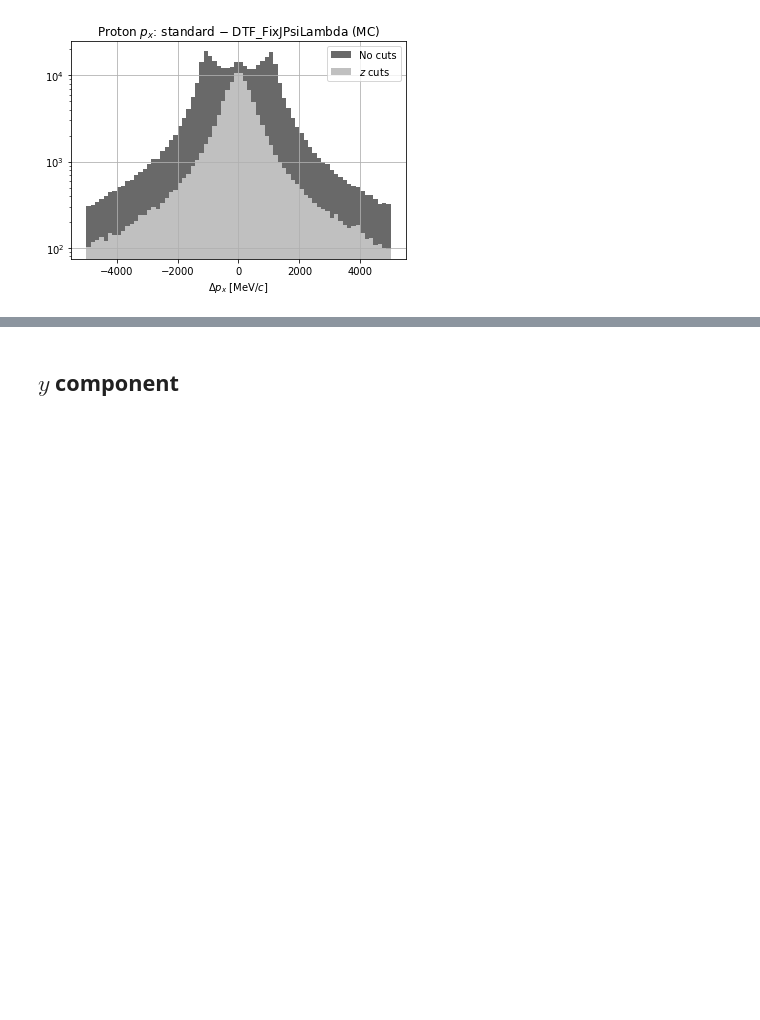
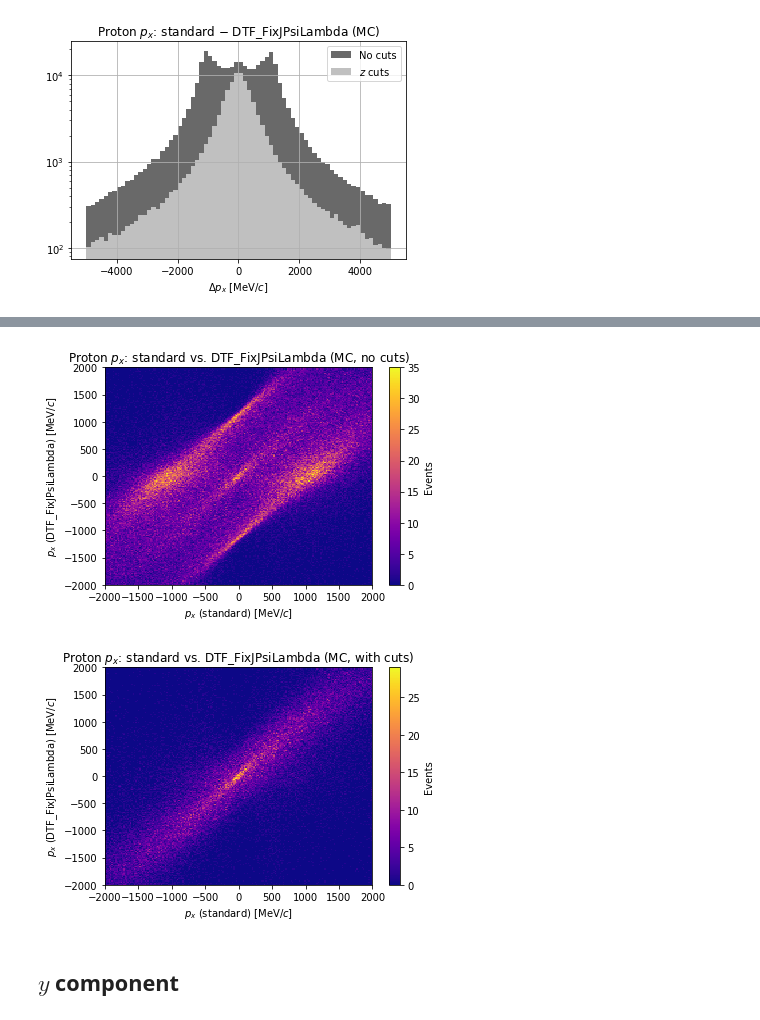
Before and after one commit to alatios/lb2jpsil_preliminary-variable-studies, a Jupyter notebook: JN_MC-vs-data.ipynb, the cells around one changed output, grey strips where cells are left out. Cells and saved outputs as stored; diff of their text form; code cells hidden in the pictures; blank space fills up the shorter version.

Commit message:
Update scatterplots to hist2d

```diff
--- a/JN_MC-vs-data.ipynb
+++ b/JN_MC-vs-data.ipynb
@@ -7,5 +8,5 @@ import h5py
 # %%
-inputMC = 'LHCb_2016-2017-2018/LHCbMC_2016-2017-2018_MagUpDown_Lb2JPsiL_Ttracks_v12.h5'
+inputMC = 'data/LHCbMC_2016-2017-2018_MagUpDown_Lb2JPsiL_Ttracks_v12.h5'
 f = h5py.File(inputMC, 'r')
 list(f.keys())
 # %% [output]
@@ -371,3 +276,22 @@ plt.show()
+# %%
+plt.hist2d(LHCbMC_Lb['p_PX'], LHCbMC_Lb['DTF_FixJPsiLambda_p_PX'], bins=200, cmap='plasma',
+          range=[[-2e3,2e3],[-2e3,2e3]])
+plt.xlabel("$p_x$ (standard) [MeV/$c$]")
+plt.ylabel("$p_x$ (DTF_FixJPsiLambda) [MeV/$c$]")
+plt.title("Proton $p_x$: standard vs. DTF_FixJPsiLambda (MC, no cuts)")
+plt.colorbar(label='Events')
+plt.show()
+
+plt.hist2d(LHCbMC_Lb_Filtered['p_PX'], LHCbMC_Lb_Filtered['DTF_FixJPsiLambda_p_PX'], bins=200, cmap='plasma',
+          range=[[-2e3,2e3],[-2e3,2e3]])
+plt.xlabel("$p_x$ (standard) [MeV/$c$]")
+plt.ylabel("$p_x$ (DTF_FixJPsiLambda) [MeV/$c$]")
+plt.title("Proton $p_x$: standard vs. DTF_FixJPsiLambda (MC, with cuts)")
+plt.colorbar(label='Events')
+plt.show()
+# %% [output]
+[figure, added]
+[figure, added]
 # %% [markdown]
 ## $y$ component
 # %%
```
Also changed, not shown: parts of 8 cells of this notebook.
